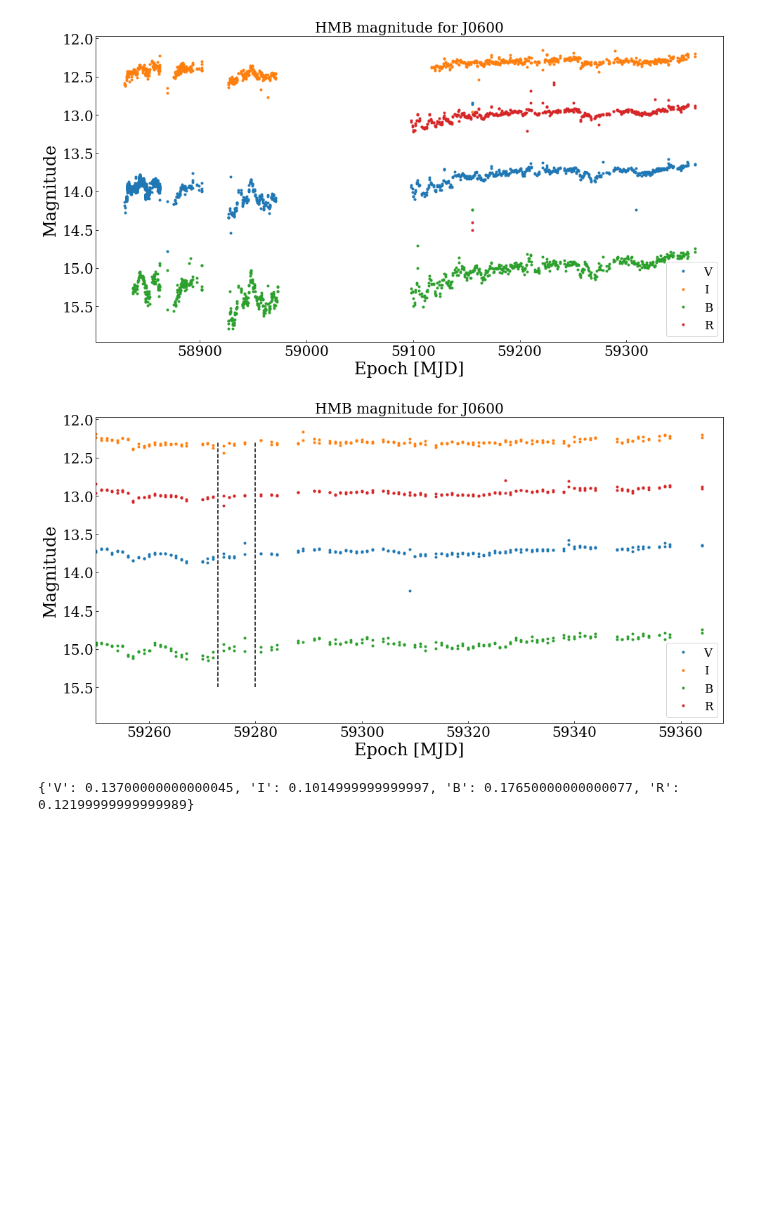
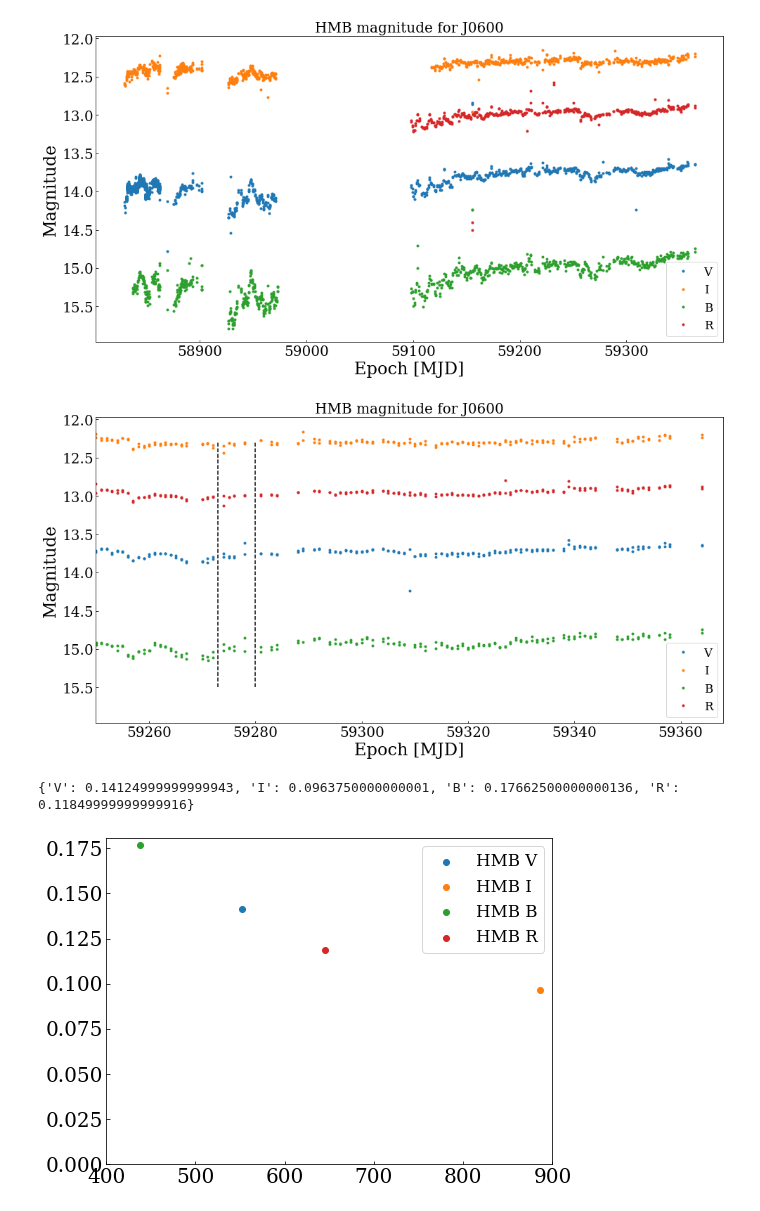
Before and after one commit to BartOuwehand/BRPJ0600, a Jupyter notebook: LCOGT Zeropoint calculation.ipynb, the cells around one changed output. Cells and saved outputs as stored; diff of their text form; code cells hidden in the pictures; blank space fills up the shorter version.

```diff
--- a/LCOGT Zeropoint calculation.ipynb
+++ b/LCOGT Zeropoint calculation.ipynb
@@ -92,32 +92,40 @@ plt.show()
 # %%
 #Last blob of LCOGT data between 59273 & 59280 MJD
 
 plt.figure(figsize=(16,8))
 plt.plot([59273]*2,[15.5,12.3],c='black',linestyle='--')
 plt.plot([59280]*2,[15.5,12.3],c='black',linestyle='--')
 for f in J0600_filt:
     plt.errorbar(epoch[fmask[f]],mag[fmask[f]],fmt='.',label=f)
 plt.legend()
 plt.gca().invert_yaxis()
 plt.title('HMB magnitude for J0600')
 plt.ylabel("Magnitude")
 plt.xlabel("Epoch [MJD]")
 plt.axis(xmin=59250,xmax=59368)
 plt.show()
 
 HMB_dmagdict = {}
 for f in ['V','I','B','R']:
     mask1 = (epoch[fmask[f]]>59273) * (epoch[fmask[f]]<59280)
     mag1 = np.median(mag[fmask[f]][mask1])
     mask2 = epoch[fmask[f]] > 59355
-    mag2 = np.median(mag[fmask[f]][mask2])
+    mag2 = np.mean(mag[fmask[f]][mask2])
     #print (mag2)
     #print (np.mean(mag[fmask[f]][epoch[fmask[f]] > 59355]))
     HMB_dmagdict[f] = mag1-mag2
 print (HMB_dmagdict)
+
+
+for f in J0600_filt:
+    plt.scatter(wmean_dict[f],HMB_dmagdict[f],label='HMB '+f,zorder=1)
+plt.legend()
+plt.axis(ymin=0,xmin=400,xmax=900)
+plt.show()
 # %% [output]
 [figure]
-{'V': 0.13700000000000045, 'I': 0.1014999999999997, 'B': 0.17650000000000077, 'R': 0.12199999999999989}
+{'V': 0.14124999999999943, 'I': 0.0963750000000001, 'B': 0.17662500000000136, 'R': 0.11849999999999916}
+[figure, added]
 # %%
 # Go from dicts to lists
 HMB_dmag = []
```
Also changed, not shown: parts of 3 cells of this notebook, 6 other files.
